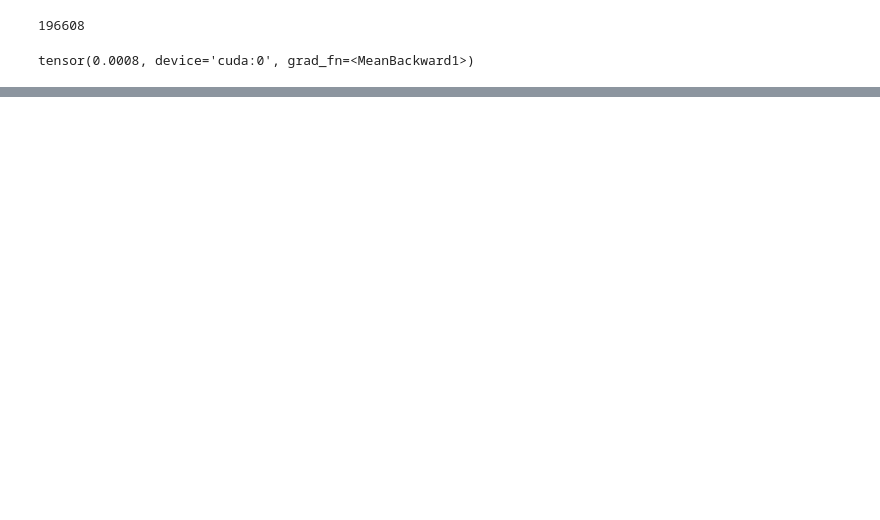
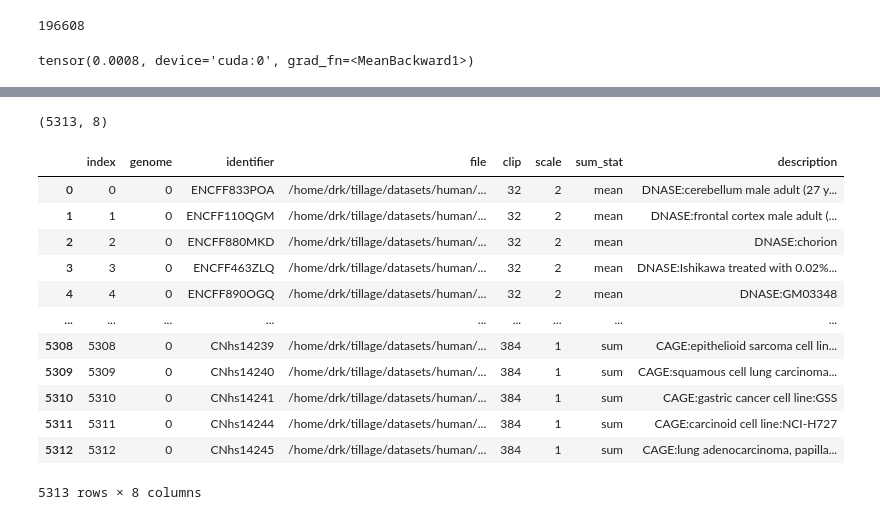
Before and after one commit to Kevinxsn/deep_learning_and_gene_expression, a Jupyter notebook: enfomer_pytorch/training_test.ipynb, the cells around one changed output, grey strips where cells are left out. Saved outputs shown, nothing was run; the diff lists cells and outputs as text; code cells hidden in the pictures; blank space fills up the shorter version.

```diff
--- a/enfomer_pytorch/training_test.ipynb
+++ b/enfomer_pytorch/training_test.ipynb
@@ -261,0 +329,23 @@ Pearson Correlation Coefficient: 0.0011403672397136688
+# %%
+import pandas as pd
+targets_txt = 'https://raw.githubusercontent.com/calico/basenji/0.5/manuscripts/cross2020/targets_human.txt'
+df_targets = pd.read_csv(targets_txt, sep='\t')
+df_targets.shape  # (5313, 8)
+# %% [output]
+(5313, 8)
+# %%
+df_targets
+# %% [output]
+|  | index | genome | identifier | file | clip | scale | sum_stat | description |
+| 0 | 0 | 0 | ENCFF833POA | /home/drk/tillage/datasets/human/... | 32 | 2 | mean | DNASE:cerebellum male adult (27 y... |
+| 1 | 1 | 0 | ENCFF110QGM | /home/drk/tillage/datasets/human/... | 32 | 2 | mean | DNASE:frontal cortex male adult (... |
+| 2 | 2 | 0 | ENCFF880MKD | /home/drk/tillage/datasets/human/... | 32 | 2 | mean | DNASE:chorion |
+| 3 | 3 | 0 | ENCFF463ZLQ | /home/drk/tillage/datasets/human/... | 32 | 2 | mean | DNASE:Ishikawa treated with 0.02%... |
+| 4 | 4 | 0 | ENCFF890OGQ | /home/drk/tillage/datasets/human/... | 32 | 2 | mean | DNASE:GM03348 |
+| ... | ... | ... | ... | ... | ... | ... | ... | ... |
+| 5308 | 5308 | 0 | CNhs14239 | /home/drk/tillage/datasets/human/... | 384 | 1 | sum | CAGE:epithelioid sarcoma cell lin... |
+| 5309 | 5309 | 0 | CNhs14240 | /home/drk/tillage/datasets/human/... | 384 | 1 | sum | CAGE:squamous cell lung carcinoma... |
+| 5310 | 5310 | 0 | CNhs14241 | /home/drk/tillage/datasets/human/... | 384 | 1 | sum | CAGE:gastric cancer cell line:GSS |
+| 5311 | 5311 | 0 | CNhs14244 | /home/drk/tillage/datasets/human/... | 384 | 1 | sum | CAGE:carcinoid cell line:NCI-H727 |
+| 5312 | 5312 | 0 | CNhs14245 | /home/drk/tillage/datasets/human/... | 384 | 1 | sum | CAGE:lung adenocarcinoma, papilla... |
+5313 rows × 8 columns
```
Also changed, not shown: parts of 52 cells of this notebook, 5 other files.
